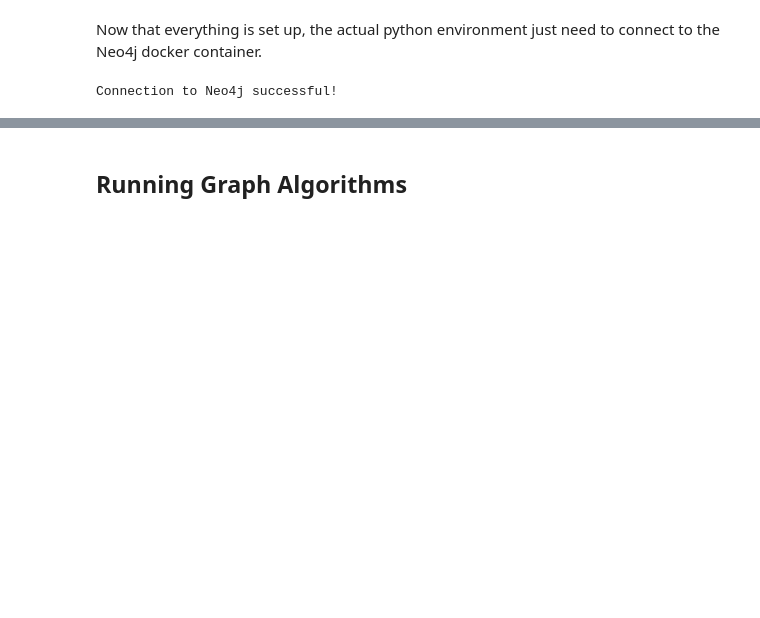
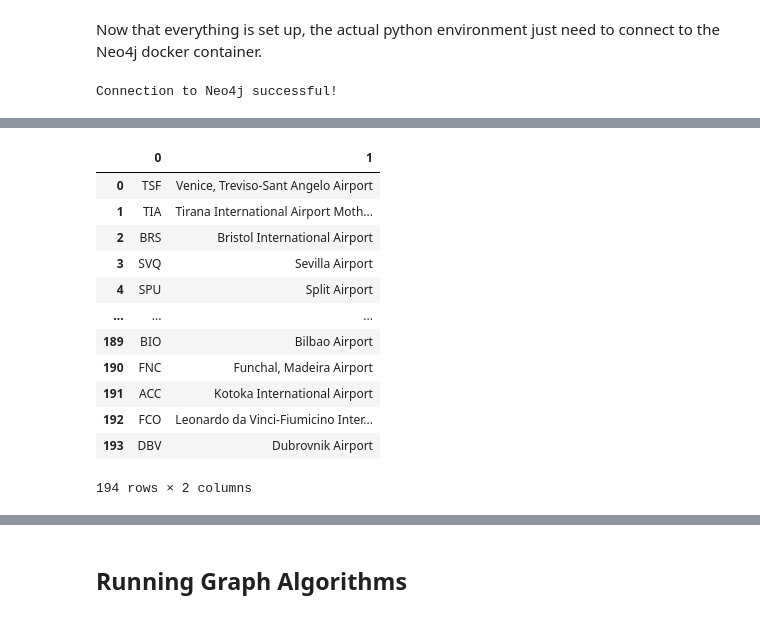
Before and after one commit to YanisGrts/ADBassignment2, a Jupyter notebook: assignment.ipynb, the cells around one changed output, grey strips where cells are left out. Drawn from its saved outputs; the diff is of its cells as text; code cells hidden in the pictures; blank space fills up the shorter version.

```diff
--- a/assignment.ipynb
+++ b/assignment.ipynb
@@ -160,0 +224,9 @@ Routes loaded. Total HAS_ROUTE relationships: 46389
+# %%
+query = """
+MATCH (a:Airport)
+RETURN count(a) AS number_of_airports;
+"""
+
+with driver.session() as session:
+    result = run_cypher_query_df(query)
+result
@@ -160,0 +256,23 @@ Routes loaded. Total HAS_ROUTE relationships: 46389
+# %%
+query = """
+MATCH (a1:Airport {iata: "BRU"})-[:HAS_ROUTE]->(a2:Airport)
+                                 RETURN a2.iata, a2.descr
+"""
+
+with driver.session() as session:
+    result = run_cypher_query_df(query)
+result
+# %% [output]
+|  | 0 | 1 |
+| 0 | TSF | Venice, Treviso-Sant Angelo Airport |
+| 1 | TIA | Tirana International Airport Moth... |
+| 2 | BRS | Bristol International Airport |
+| 3 | SVQ | Sevilla Airport |
+| 4 | SPU | Split Airport |
+| ... | ... | ... |
+| 189 | BIO | Bilbao Airport |
+| 190 | FNC | Funchal, Madeira Airport |
+| 191 | ACC | Kotoka International Airport |
+| 192 | FCO | Leonardo da Vinci-Fiumicino Inter... |
+| 193 | DBV | Dubrovnik Airport |
+194 rows × 2 columns
```
Also changed, not shown: parts of 67 cells of this notebook.
